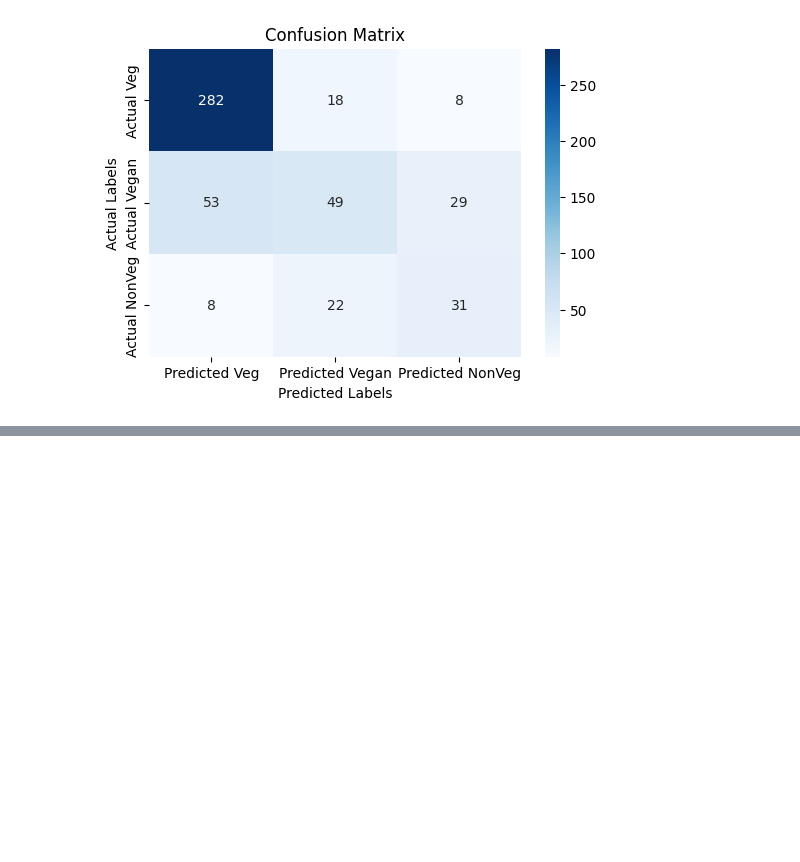
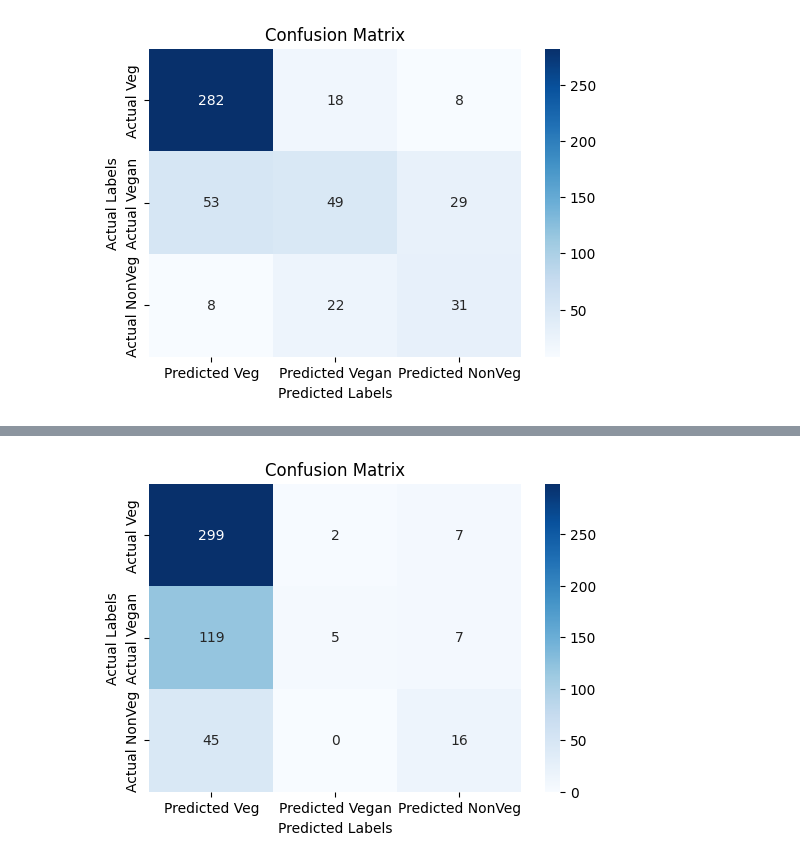
Before and after one commit to sahilnandimedala/llm-practice, a Jupyter notebook: task-result-analysis.ipynb, the cells around one changed output, grey strips where cells are left out. Drawn from its saved outputs; the diff is of its cells as text; code cells hidden in the pictures; blank space fills up the shorter version.

```diff
--- a/task-result-analysis.ipynb
+++ b/task-result-analysis.ipynb
@@ -111,0 +111,10 @@ def display_confusion_matrix(cm):
+# %%
+# Join with GPT-3.5-turbo
+gpt_35_join = manual_df.join(gpt_35_turbo_df['GPT_35_turbo_OP'],on="id",how='inner')
+# %%
+# Calculation of Metrics
+actual_values = gpt_35_join['classification']
+annotated_values = gpt_35_join['GPT_35_turbo_OP']
+
+gpt_35_cm = confusion_matrix(actual_values,annotated_values)
+print_metrics(actual_values=actual_values,annotated_values=annotated_values)
@@ -117 +151,6 @@ display_confusion_matrix(gemini_cm)
+# %%
+# GPT-3.5-turbo Confusion Matrix
+display_confusion_matrix(gpt_35_cm)
+# %% [output]
+[figure, added]
 # %%
```
Also changed, not shown: parts of 18 cells of this notebook, 7 other files.
